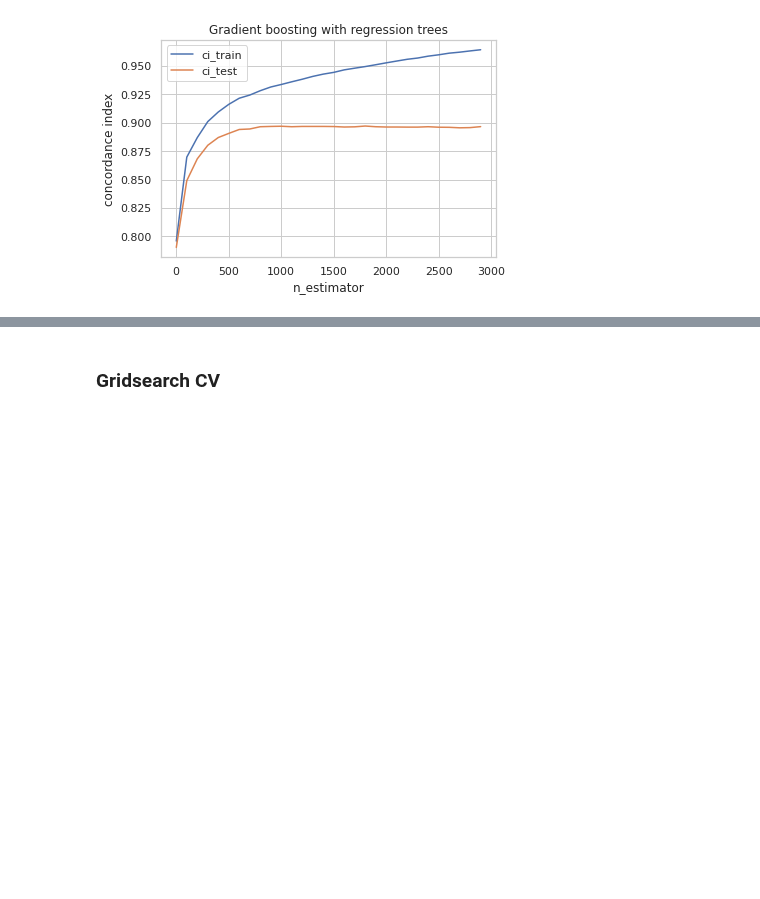
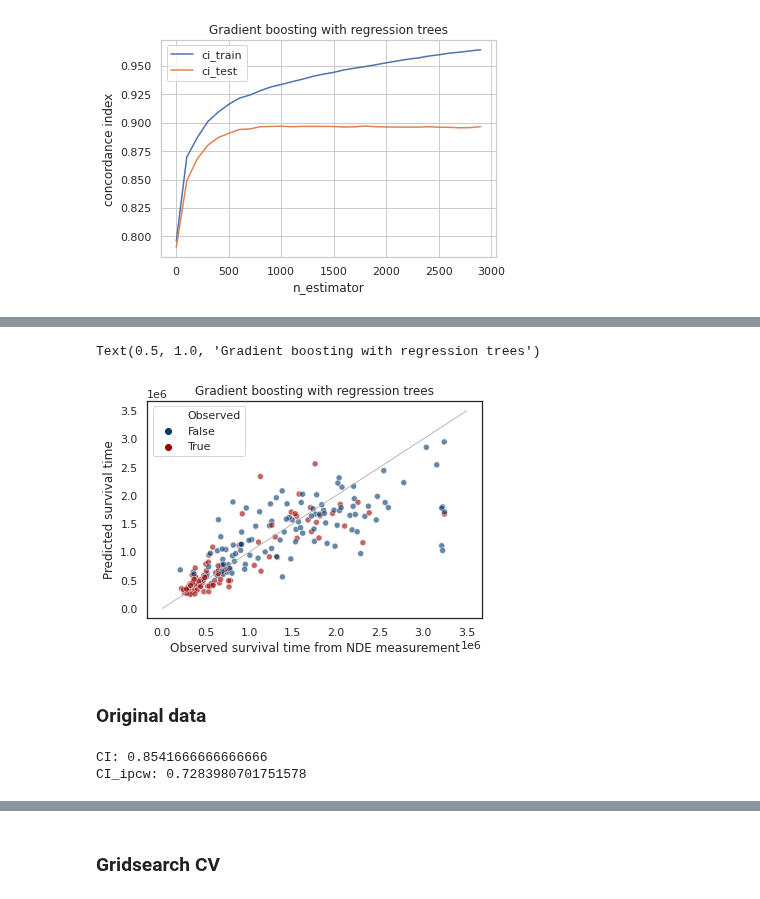
Before and after one commit to Marie-anneMawhin/Oct20_EPRI, a Jupyter notebook: Task3/NB/NB_data_modelling/Gradient_boosting.ipynb, the cells around one changed output, grey strips where cells are left out. Saved outputs shown, nothing was run; the diff lists cells and outputs as text; code cells hidden in the pictures; blank space fills up the shorter version.

```diff
--- a/Task3/NB/NB_data_modelling/Gradient_boosting.ipynb
+++ b/Task3/NB/NB_data_modelling/Gradient_boosting.ipynb
@@ -173,0 +297,19 @@ Text(0.5, 1.0, 'Gradient boosting with regression trees')
+# %%
+pred_Xtest = GB_tree_ES.predict(X_test)
+# %%
+prediction = y_test_pre.copy()
+prediction['pred_X_test'] = pred_Xtest
+# %%
+sns.set(style='white')
+sns.scatterplot(x='F_Time', y='pred_X_test', hue='Observed', data=prediction,
+               alpha=0.6, palette=sns.xkcd_palette(['marine blue', 'deep red'])
+               )
+plt.plot([0, 3500000], [0, 3500000], 'darkgray', lw=0.8)
+plt.xlabel('Observed survival time from NDE measurement')
+plt.ylabel('Predicted survival time')
+plt.title('Gradient boosting with regression trees')
+# %% [output]
+Text(0.5, 1.0, 'Gradient boosting with regression trees')
+[figure, added]
+# %% [markdown]
+### Original data
@@ -173,0 +318,6 @@ Text(0.5, 1.0, 'Gradient boosting with regression trees')
+# %%
+print('CI:', GB_tree_ES.score(real_x, real_y), '\n'
+     'CI_ipcw:', mc.score_survival_model_ipcw(GB_tree_ES, real_x, y_train, real_y))
+# %% [output]
+CI: 0.8541666666666666
+CI_ipcw: 0.7283980701751578
```
Also changed, not shown: parts of 62 cells of this notebook.
